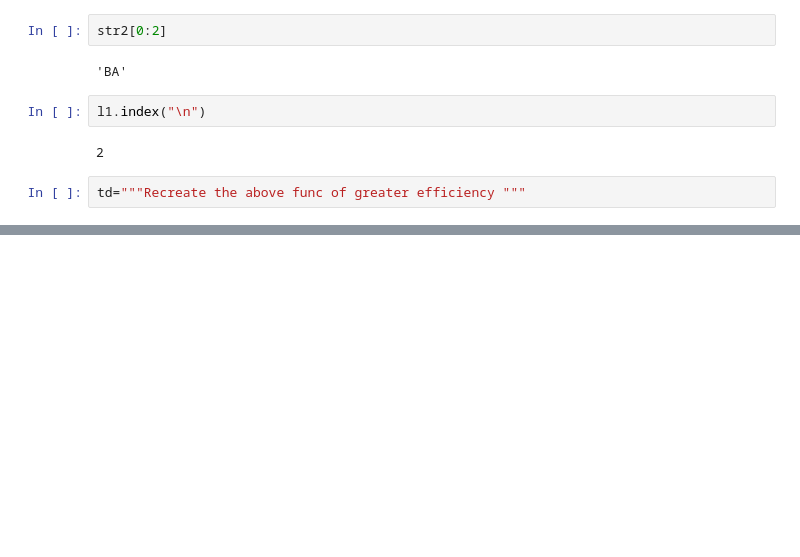
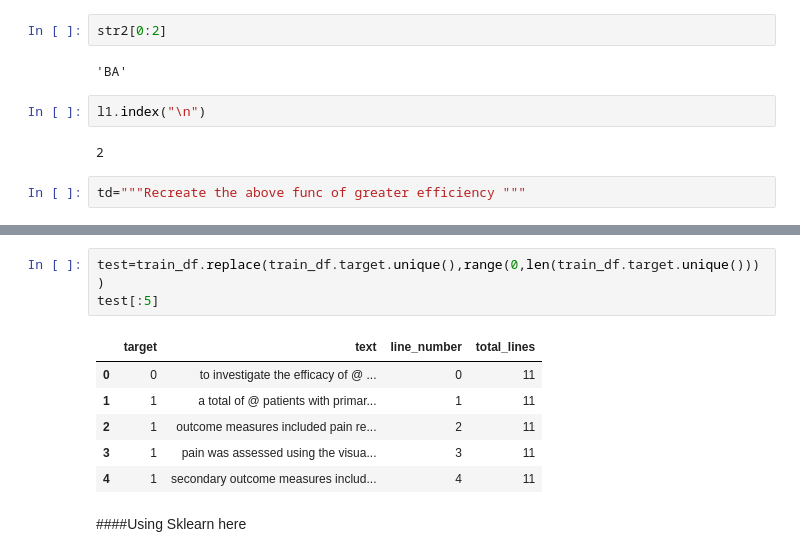
Before and after one commit to MananShukla7/SkimLit, a Jupyter notebook: skimlit.ipynb, the cells around one changed output, grey strips where cells are left out. Cells and saved outputs as stored; diff of their text form; blank space fills up the shorter version.

```diff
--- a/skimlit.ipynb
+++ b/skimlit.ipynb
@@ -205,0 +413,12 @@ td="""Recreate the above func of greater efficiency """
+# %%
+test=train_df.replace(train_df.target.unique(),range(0,len(train_df.target.unique())))
+test[:5]
+# %% [output]
+|  | target | text | line_number | total_lines |
+| 0 | 0 | to investigate the efficacy of @ ... | 0 | 11 |
+| 1 | 1 | a total of @ patients with primar... | 1 | 11 |
+| 2 | 1 | outcome measures included pain re... | 2 | 11 |
+| 3 | 1 | pain was assessed using the visua... | 3 | 11 |
+| 4 | 1 | secondary outcome measures includ... | 4 | 11 |
+# %% [markdown]
+####Using Sklearn here
```
Also changed, not shown: parts of 28 cells of this notebook.
